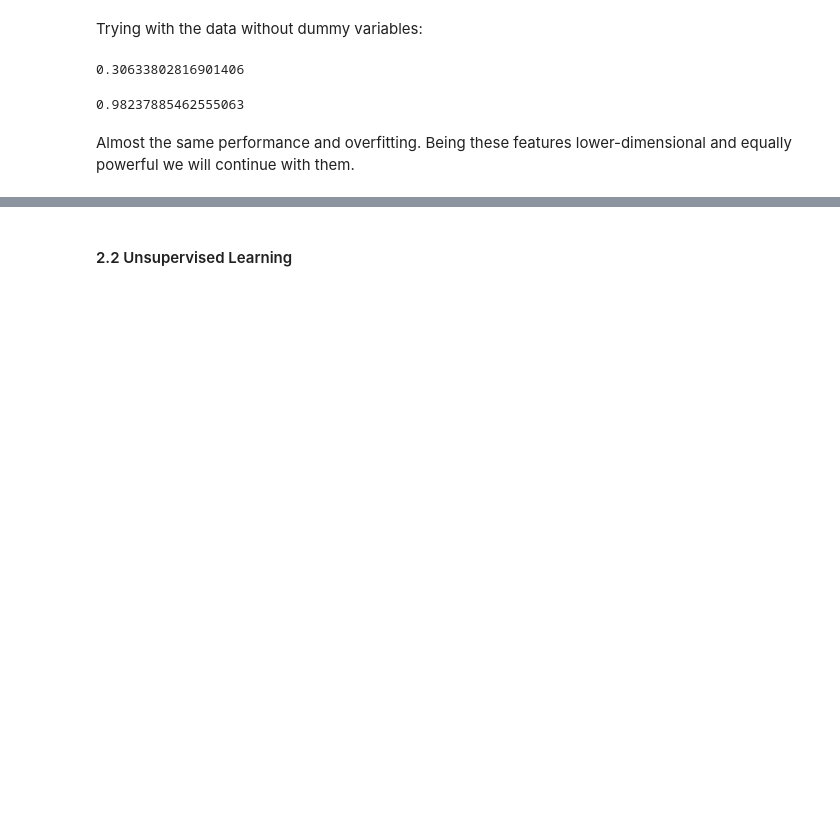
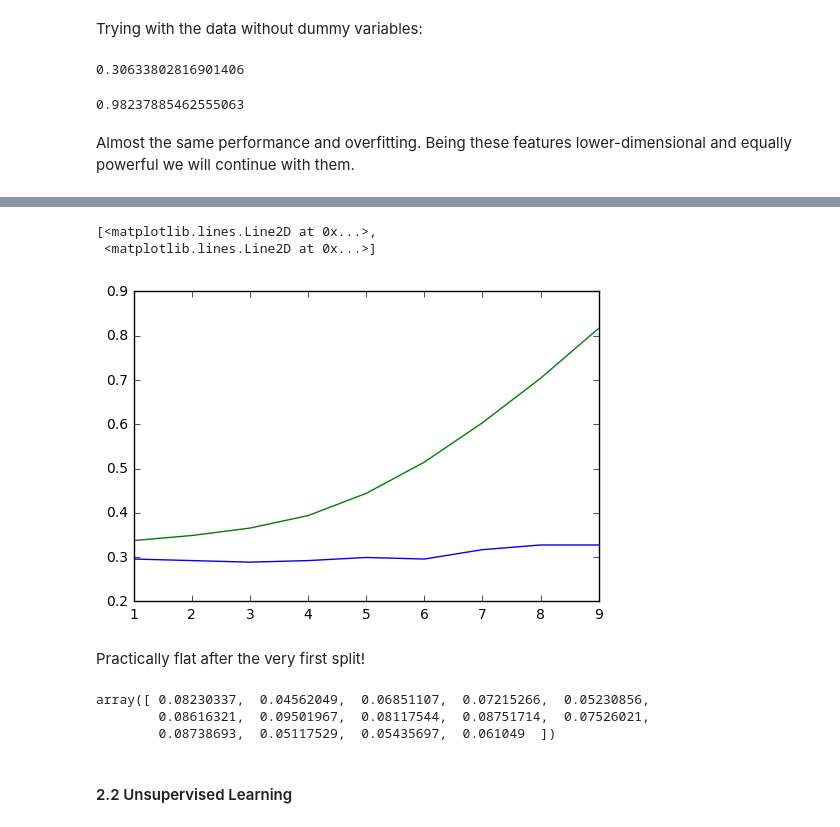
Before and after one commit to vidit09/ada-homework, a Jupyter notebook: 04 - Applied ML/Apply_ML_Dunai.ipynb, the cells around one changed output, grey strips where cells are left out. Saved outputs shown, nothing was run; the diff lists cells and outputs as text; code cells hidden in the pictures; blank space fills up the shorter version.

```diff
--- a/04 - Applied ML/Apply_ML_Dunai.ipynb
+++ b/04 - Applied ML/Apply_ML_Dunai.ipynb
@@ -281,3 +306,30 @@ Almost the same performance and overfitting. Being these features lower-dimensio
+# %%
+# We will loop for different depths of trees in the forest,
+# and track how good is the performance in training and test data.
+score_on_test = list()
+score_on_train = list()
+depth = range(1,10)
+for i in depth:
+    rf = RandomForestClassifier(n_estimators = 30, max_depth=i, bootstrap=True)
+    rf.fit(train1, tr_target1)
+    score_on_test.append(rf.score(test1, te_target1))
+    score_on_train.append(rf.score(train1, tr_target1))
+# %%
+plt.plot(depth, score_on_test, depth, score_on_train)
+# %% [output]
+[<matplotlib.lines.Line2D at 0x...>,
+ <matplotlib.lines.Line2D at 0x...>]
+[figure, added]
+# %% [markdown]
+Practically flat after the very first split!
+# %%
+#Looking into the feature importance:
+f_importances = rf.feature_importances_
+f_importances
+# %% [output]
+array([ 0.08230337,  0.04562049,  0.06851107,  0.07215266,  0.05230856,
+        0.08616321,  0.09501967,  0.08117544,  0.08751714,  0.07526021,
+        0.08738693,  0.05117529,  0.05435697,  0.061049  ])
 # %% [markdown]
 #### 2.2 Unsupervised Learning
 # %%
```
Also changed, not shown: parts of 6 cells of this notebook.
